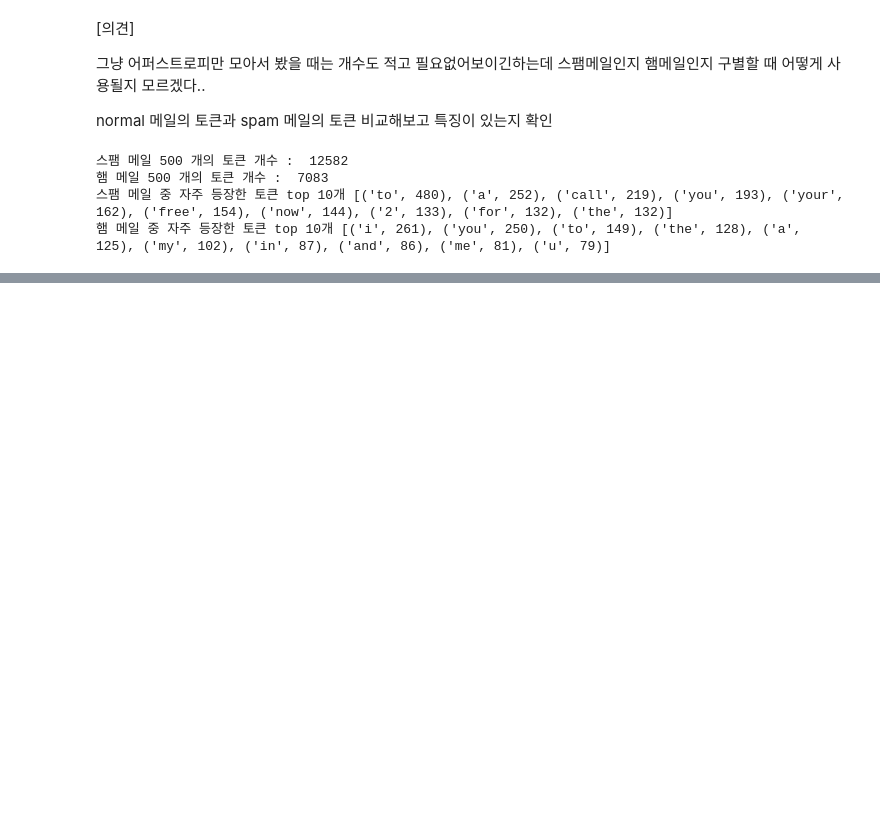
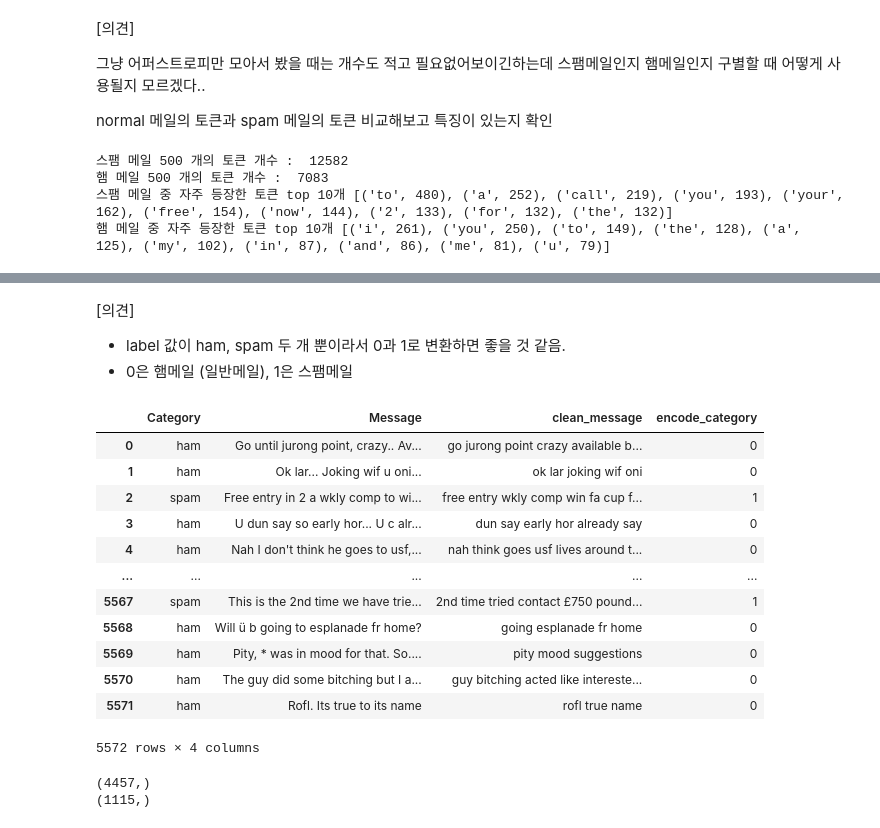
Before and after one commit to jjimini98/Data-Science-Project-2024, a Jupyter notebook: mission_code.ipynb, the cells around one changed output, grey strips where cells are left out. Saved outputs shown, nothing was run; the diff lists cells and outputs as text; code cells hidden in the pictures; blank space fills up the shorter version.

```diff
--- a/mission_code.ipynb
+++ b/mission_code.ipynb
@@ -255,0 +270,15 @@ print("햄 메일 중 자주 등장한 토큰 top 10개", Counter(all_n_tokens).
+# %%
+import string
+
+# 1. stopword에 해당하는 토큰 제거
+# 2. punctuation 제거
+# 3. 글자의 길이가 2 이상인 것만 가져오기 (a,i 같이 불필요한 한 단어짜리는 제거)
+
+def preprocess_token(text : str) -> str:
+    refine_tt = []
+    tt = torch_tokenizer(text)
+    for t in tt :
+        if t not in stopword and len(t) >= 2:
+            if t not in string.punctuation:
+                refine_tt.append(t)
+    return ' '.join(refine_tt) #텍스트로 return
@@ -255,0 +309,4 @@ print("햄 메일 중 자주 등장한 토큰 top 10개", Counter(all_n_tokens).
+# %% [markdown]
+[의견]
+- label 값이 ham, spam 두 개 뿐이라서 0과 1로 변환하면 좋을 것 같음.
+- 0은 햄메일 (일반메일), 1은 스팸메일
@@ -255,0 +323,16 @@ print("햄 메일 중 자주 등장한 토큰 top 10개", Counter(all_n_tokens).
+# %%
+data
+# %% [output]
+|  | Category | Message | clean_message | encode_category |
+| 0 | ham | Go until jurong point, crazy.. Av... | go jurong point crazy available b... | 0 |
+| 1 | ham | Ok lar... Joking wif u oni... | ok lar joking wif oni | 0 |
+| 2 | spam | Free entry in 2 a wkly comp to wi... | free entry wkly comp win fa cup f... | 1 |
+| 3 | ham | U dun say so early hor... U c alr... | dun say early hor already say | 0 |
+| 4 | ham | Nah I don't think he goes to usf,... | nah think goes usf lives around t... | 0 |
+| ... | ... | ... | ... | ... |
+| 5567 | spam | This is the 2nd time we have trie... | 2nd time tried contact £750 pound... | 1 |
+| 5568 | ham | Will ü b going to esplanade fr home? | going esplanade fr home | 0 |
+| 5569 | ham | Pity, * was in mood for that. So.... | pity mood suggestions | 0 |
+| 5570 | ham | The guy did some bitching but I a... | guy bitching acted like intereste... | 0 |
+| 5571 | ham | Rofl. Its true to its name | rofl true name | 0 |
+5572 rows × 4 columns
@@ -255,0 +345,6 @@ print("햄 메일 중 자주 등장한 토큰 top 10개", Counter(all_n_tokens).
+# %%
+print(X_train.shape)
+print(X_test.shape)
+# %% [output]
+(4457,)
+(1115,)
```
Also changed, not shown: parts of 19 cells of this notebook.
